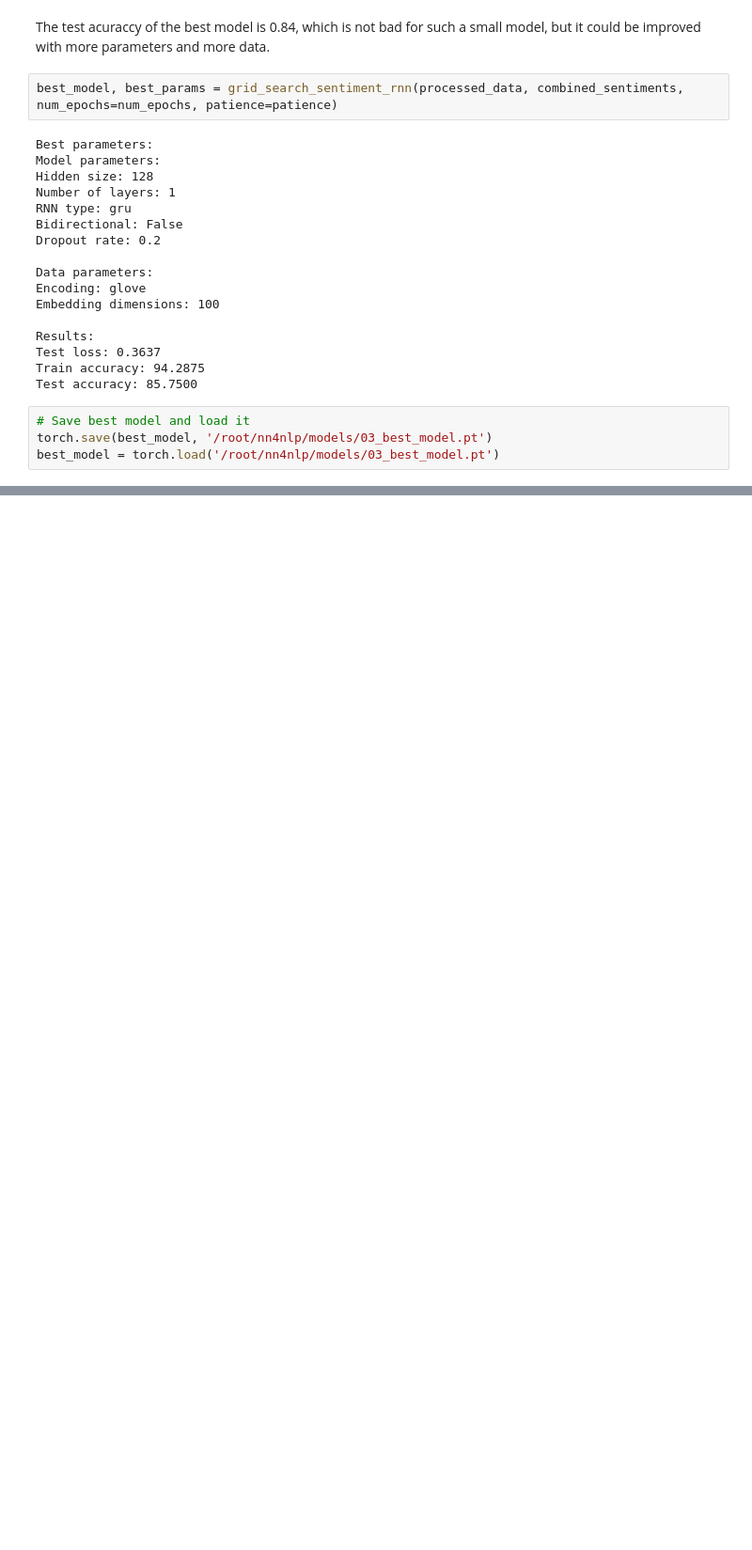
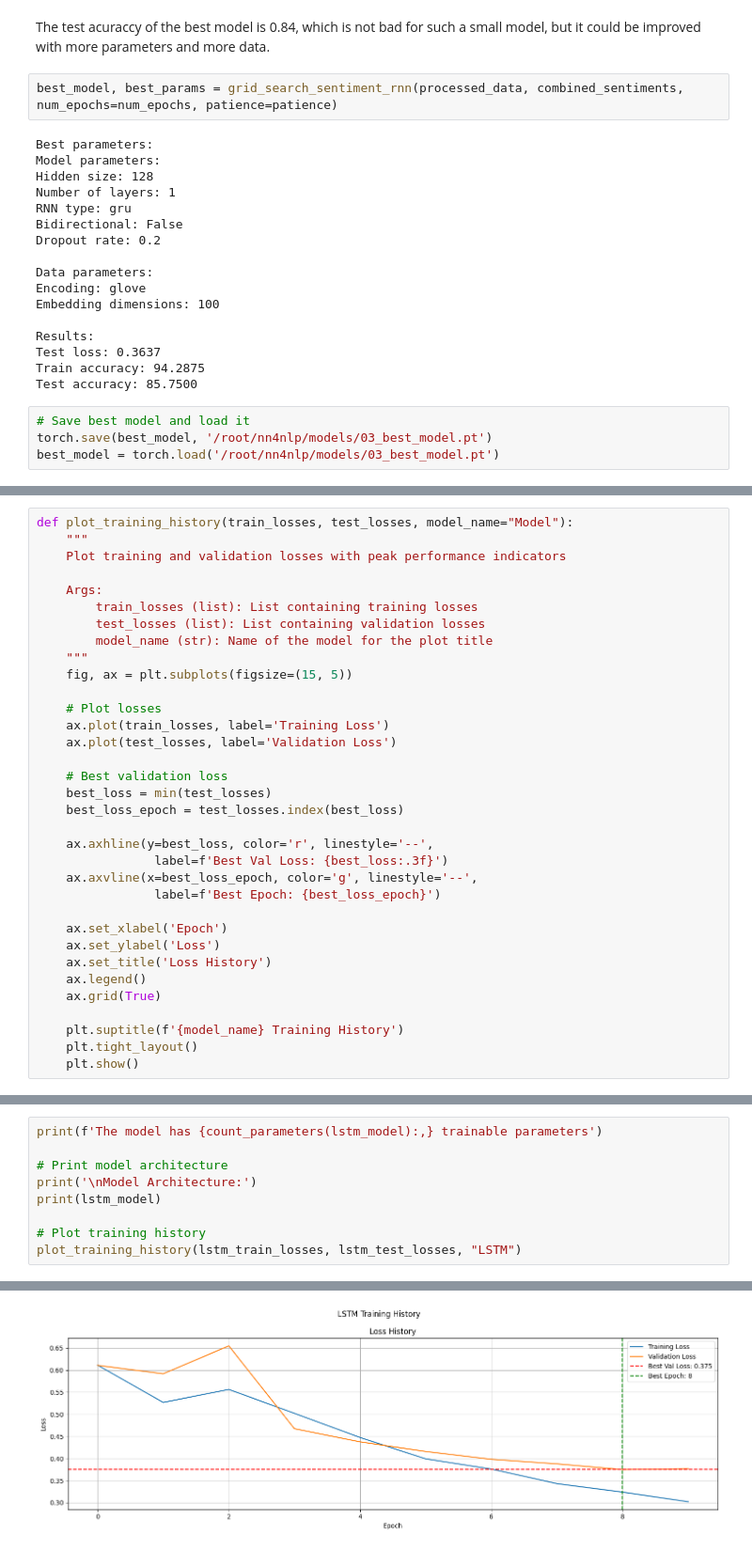
Before and after one commit to alvaro-francisco-gil/nn4nlp, a Jupyter notebook: exercises/03_recurrent_networks_sentiment_analysis.ipynb, the cells around one changed output, grey strips where cells are left out. Shown: that part at 94% size. Drawn from its saved outputs; the diff is of its cells as text; blank space fills up the shorter version.

```diff
--- a/exercises/03_recurrent_networks_sentiment_analysis.ipynb
+++ b/exercises/03_recurrent_networks_sentiment_analysis.ipynb
@@ -1031,0 +1034,34 @@ best_model = torch.load('/root/nn4nlp/models/03_best_model.pt')
+# %%
+def plot_training_history(train_losses, test_losses, model_name="Model"):
+    """
+    Plot training and validation losses with peak performance indicators
+
+    Args:
+        train_losses (list): List containing training losses
+        test_losses (list): List containing validation losses
+        model_name (str): Name of the model for the plot title
+    """
+    fig, ax = plt.subplots(figsize=(15, 5))
+
+    # Plot losses
+    ax.plot(train_losses, label='Training Loss')
+    ax.plot(test_losses, label='Validation Loss')
+
+    # Best validation loss
+    best_loss = min(test_losses)
+    best_loss_epoch = test_losses.index(best_loss)
+
+    ax.axhline(y=best_loss, color='r', linestyle='--',
+                label=f'Best Val Loss: {best_loss:.3f}')
+    ax.axvline(x=best_loss_epoch, color='g', linestyle='--',
+                label=f'Best Epoch: {best_loss_epoch}')
+
+    ax.set_xlabel('Epoch')
+    ax.set_ylabel('Loss')
+    ax.set_title('Loss History')
+    ax.legend()
+    ax.grid(True)
+
+    plt.suptitle(f'{model_name} Training History')
+    plt.tight_layout()
+    plt.show()
@@ -1031,0 +1078,10 @@ best_model = torch.load('/root/nn4nlp/models/03_best_model.pt')
+# %%
+print(f'The model has {count_parameters(lstm_model):,} trainable parameters')
+
+# Print model architecture
+print('\nModel Architecture:')
+print(lstm_model)
+
+# Plot training history
+plot_training_history(lstm_train_losses, lstm_test_losses, "LSTM")
+# %% [output]
@@ -1031,0 +1103 @@ best_model = torch.load('/root/nn4nlp/models/03_best_model.pt')
+[figure, added]
```
Also changed, not shown: parts of 21 cells of this notebook, 2 other files.
